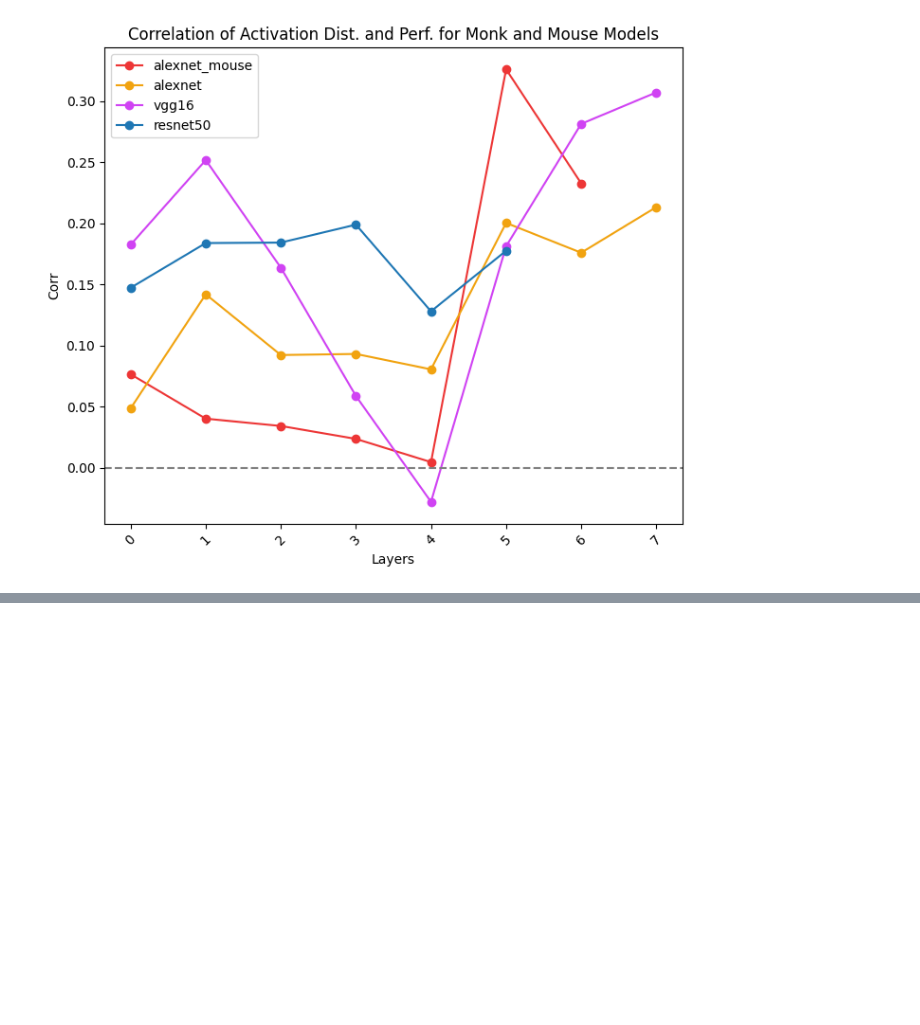
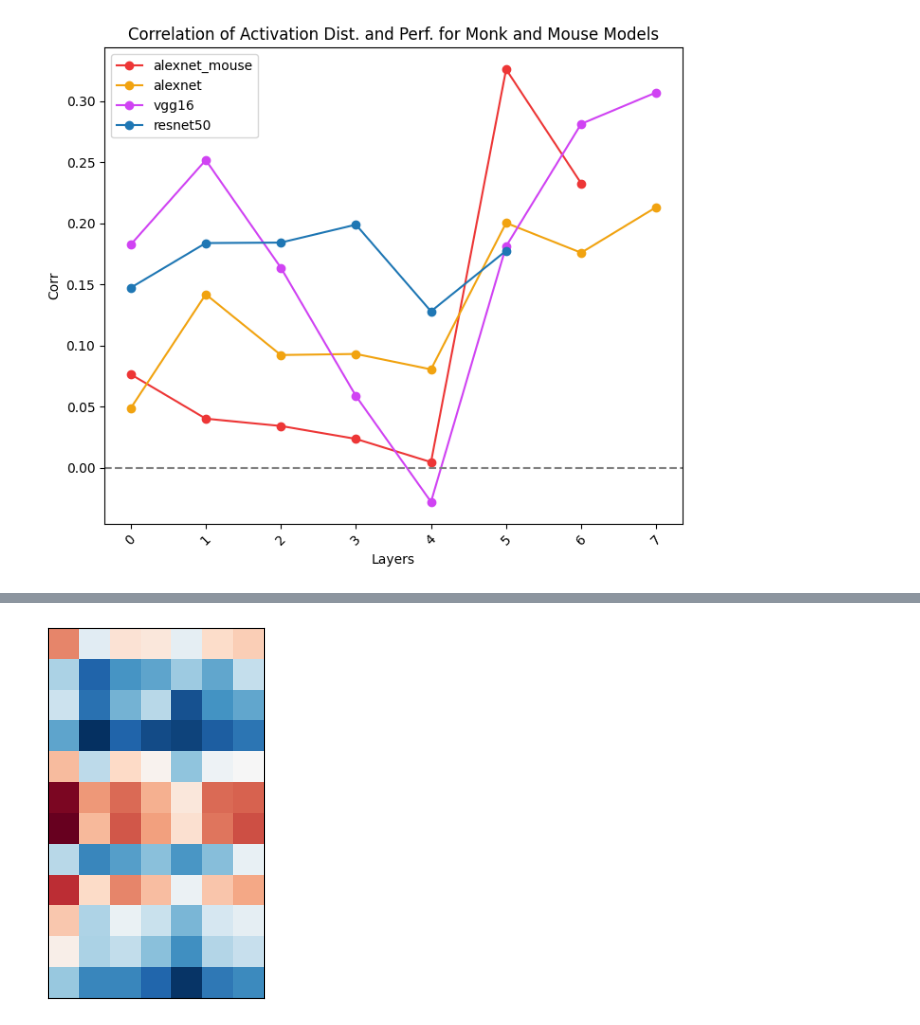
Before and after one commit to emeyer121/TreeShrewObjectRecognition, a Jupyter notebook: 5_behaviorModeling/plotAlexNetBehaviorLayers.ipynb, the cells around one changed output, grey strips where cells are left out. Drawn from its saved outputs; the diff is of its cells as text; code cells hidden in the pictures; blank space fills up the shorter version.

```diff
--- a/5_behaviorModeling/plotAlexNetBehaviorLayers.ipynb
+++ b/5_behaviorModeling/plotAlexNetBehaviorLayers.ipynb
@@ -262,0 +271,9 @@ plt.show()
+# %%
+distance[0]['ReLU: features.2']
+plt.imshow(distance[0]['ReLU: features.2'], cmap="RdBu")
+plt.xticks([])
+plt.yticks([])
+plt.savefig("./figures/ex_nn_lay1.svg")
+plt.show()
+# %% [output]
+[figure, added]
```
Also changed, not shown: parts of 3 cells of this notebook, 2 other files.
